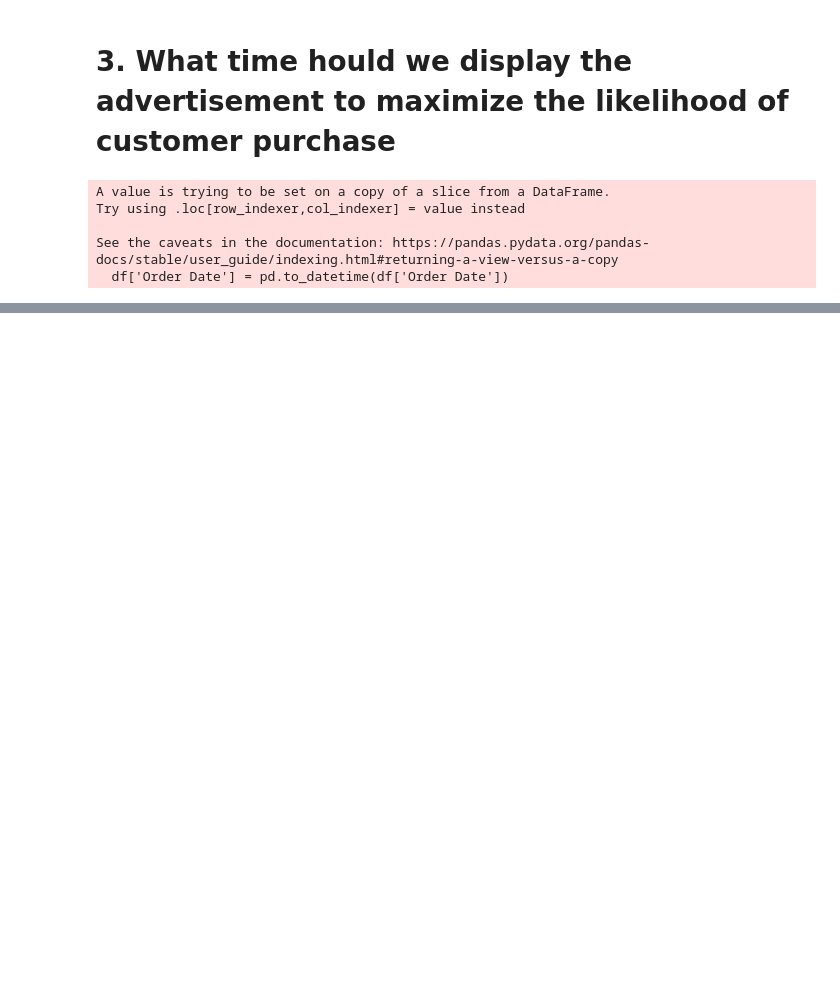
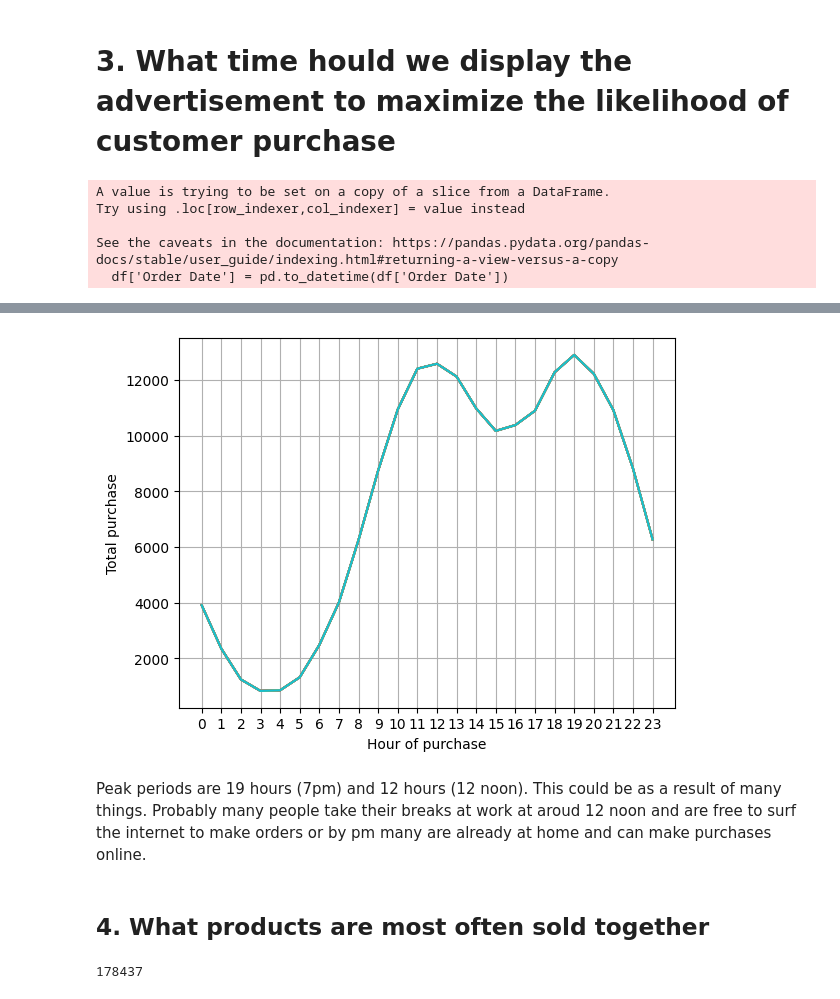
Before and after one commit to ladiposamuel/EDA-with-Python, a Jupyter notebook: Sales_Analysis/SalesAnalysis.ipynb, the cells around one changed output, grey strips where cells are left out. Drawn from its saved outputs; the diff is of its cells as text; code cells hidden in the pictures; blank space fills up the shorter version.

```diff
--- a/Sales_Analysis/SalesAnalysis.ipynb
+++ b/Sales_Analysis/SalesAnalysis.ipynb
@@ -391,0 +413,20 @@ See the caveats in the documentation: https://pandas.pydata.org/pandas-docs/stab
+# %%
+hours  = [hour for hour, df in df.groupby('Hour')]
+
+plt.plot(hours, df.groupby('Hour').count())
+plt.xticks(hours)
+plt.xlabel('Hour of purchase')
+plt.ylabel('Total purchase')
+plt.grid()
+plt.show()
+# %% [output]
+[figure, added]
+# %% [markdown]
+Peak periods are 19 hours (7pm) and 12 hours (12 noon). This could be as a result of many things. Probably many people take their breaks at work at aroud 12 noon and are free to surf the internet to make orders or by pm many are already at home and can make purchases online.
+# %% [markdown]
+## 4. What products are most often sold together
+# %%
+# How many unique order ID do we have
+df['Order ID'].nunique()
+# %% [output]
+178437
```
Also changed, not shown: parts of 23 cells of this notebook.
